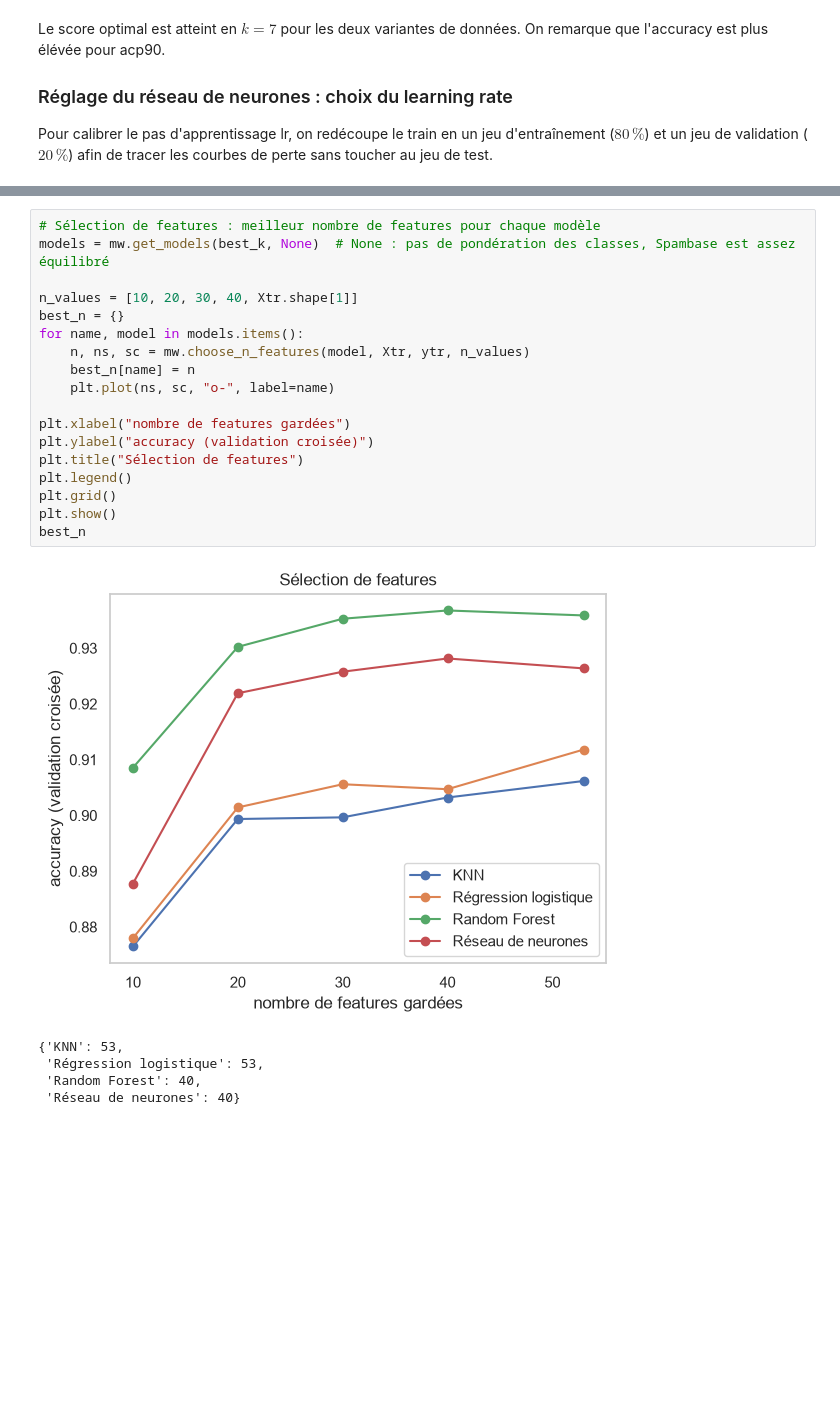
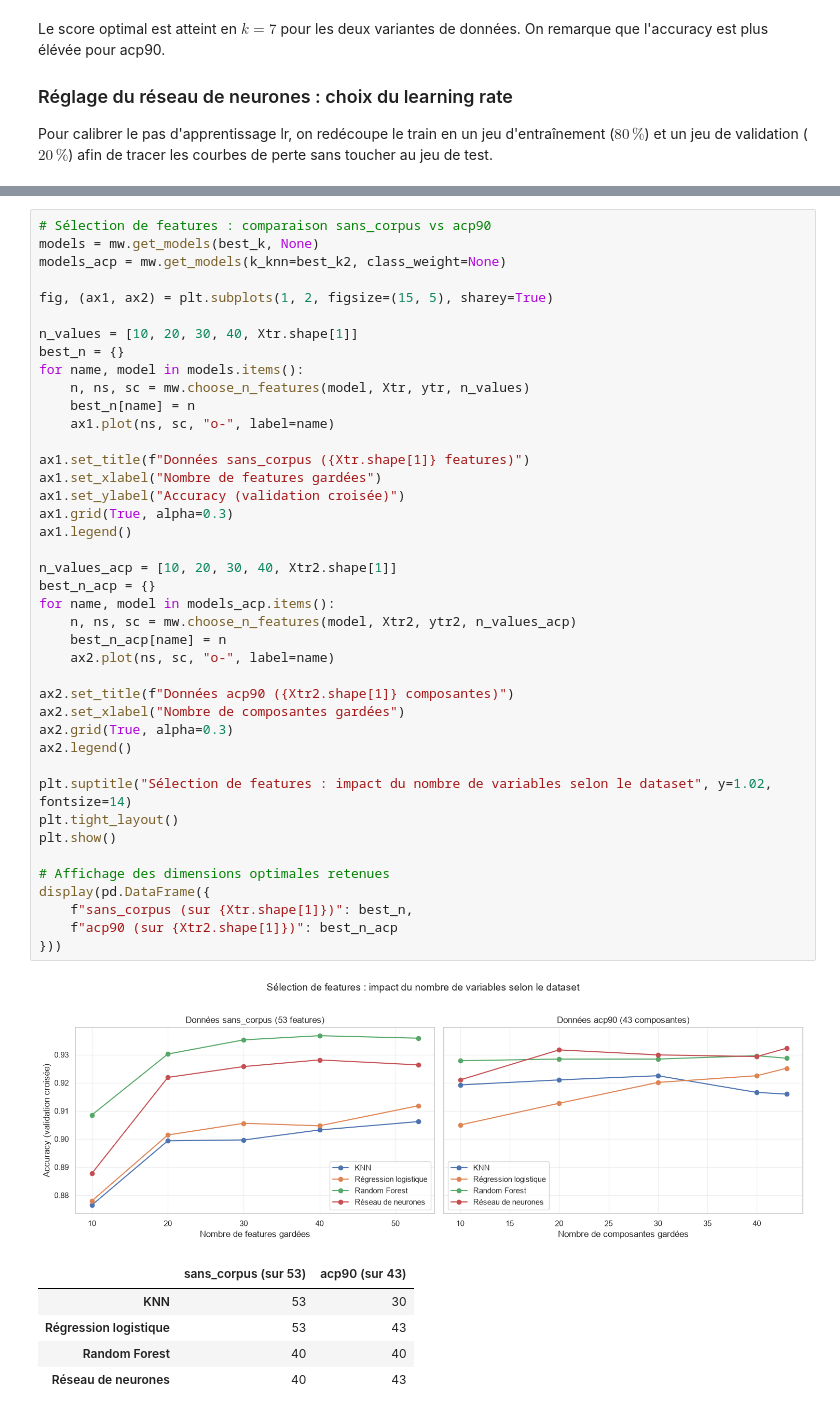
Before and after one commit to PierreGUTTIEREZ/Project_Machine-Learning_Semester-1, a Jupyter notebook: spambase.ipynb, the cells around one changed output, grey strips where cells are left out. Cells and saved outputs as stored; diff of their text form; blank space fills up the shorter version.

```diff
--- a/spambase.ipynb
+++ b/spambase.ipynb
@@ -365,30 +377,54 @@ L'exploration de ces 5 pas d'apprentissage met en évidence les trois régimes f
 
 ### Sélection de features par modèle
 On détermine le nombre optimal de features pour chaque modèle par validation croisée via un test ANOVA (`SelectKBest`). La sélection étant recalculée dans chaque pli de validation, il n'y a aucune fuite de données (*data leakage*).
-# %%
-# Sélection de features : meilleur nombre de features pour chaque modèle
-models = mw.get_models(best_k, None)  # None : pas de pondération des classes, Spambase est assez équilibré
-
-n_values = [10, 20, 30, 40, Xtr.shape[1]]
-best_n = {}
-for name, model in models.items():
-    n, ns, sc = mw.choose_n_features(model, Xtr, ytr, n_values)
-    best_n[name] = n
-    plt.plot(ns, sc, "o-", label=name)
-
-plt.xlabel("nombre de features gardées")
-plt.ylabel("accuracy (validation croisée)")
-plt.title("Sélection de features")
-plt.legend()
-plt.grid()
-plt.show()
-best_n
-# %% [output]
-[figure, removed]
-{'KNN': 53,
- 'Régression logistique': 53,
- 'Random Forest': 40,
- 'Réseau de neurones': 40}
+# %%
+# Sélection de features : comparaison sans_corpus vs acp90
+models = mw.get_models(best_k, None)
+models_acp = mw.get_models(k_knn=best_k2, class_weight=None)
+
+fig, (ax1, ax2) = plt.subplots(1, 2, figsize=(15, 5), sharey=True)
+
+n_values = [10, 20, 30, 40, Xtr.shape[1]]
+best_n = {}
+for name, model in models.items():
+    n, ns, sc = mw.choose_n_features(model, Xtr, ytr, n_values)
+    best_n[name] = n
+    ax1.plot(ns, sc, "o-", label=name)
+
+ax1.set_title(f"Données sans_corpus ({Xtr.shape[1]} features)")
+ax1.set_xlabel("Nombre de features gardées")
+ax1.set_ylabel("Accuracy (validation croisée)")
+ax1.grid(True, alpha=0.3)
+ax1.legend()
+
+n_values_acp = [10, 20, 30, 40, Xtr2.shape[1]]
+best_n_acp = {}
+for name, model in models_acp.items():
+    n, ns, sc = mw.choose_n_features(model, Xtr2, ytr2, n_values_acp)
+    best_n_acp[name] = n
+    ax2.plot(ns, sc, "o-", label=name)
+
+ax2.set_title(f"Données acp90 ({Xtr2.shape[1]} composantes)")
+ax2.set_xlabel("Nombre de composantes gardées")
+ax2.grid(True, alpha=0.3)
+ax2.legend()
+
+plt.suptitle("Sélection de features : impact du nombre de variables selon le dataset", y=1.02, fontsize=14)
+plt.tight_layout()
+plt.show()
+
+# Affichage des dimensions optimales retenues
+display(pd.DataFrame({
+    f"sans_corpus (sur {Xtr.shape[1]})": best_n,
+    f"acp90 (sur {Xtr2.shape[1]})": best_n_acp
+}))
+# %% [output]
+[figure, added]
+|  | sans_corpus (sur 53) | acp90 (sur 43) |
+| KNN | 53 | 30 |
+| Régression logistique | 53 | 43 |
+| Random Forest | 40 | 40 |
+| Réseau de neurones | 40 | 43 |
 # %% [markdown]
 **Résultats de la sélection de features :**
 - **k-NN** : ne conserve que 10 features (réduire la dimension permet de limiter le fléau de la dimensionnalité sur les distances euclidiennes).
```
Also changed, not shown: parts of 11 cells of this notebook.
